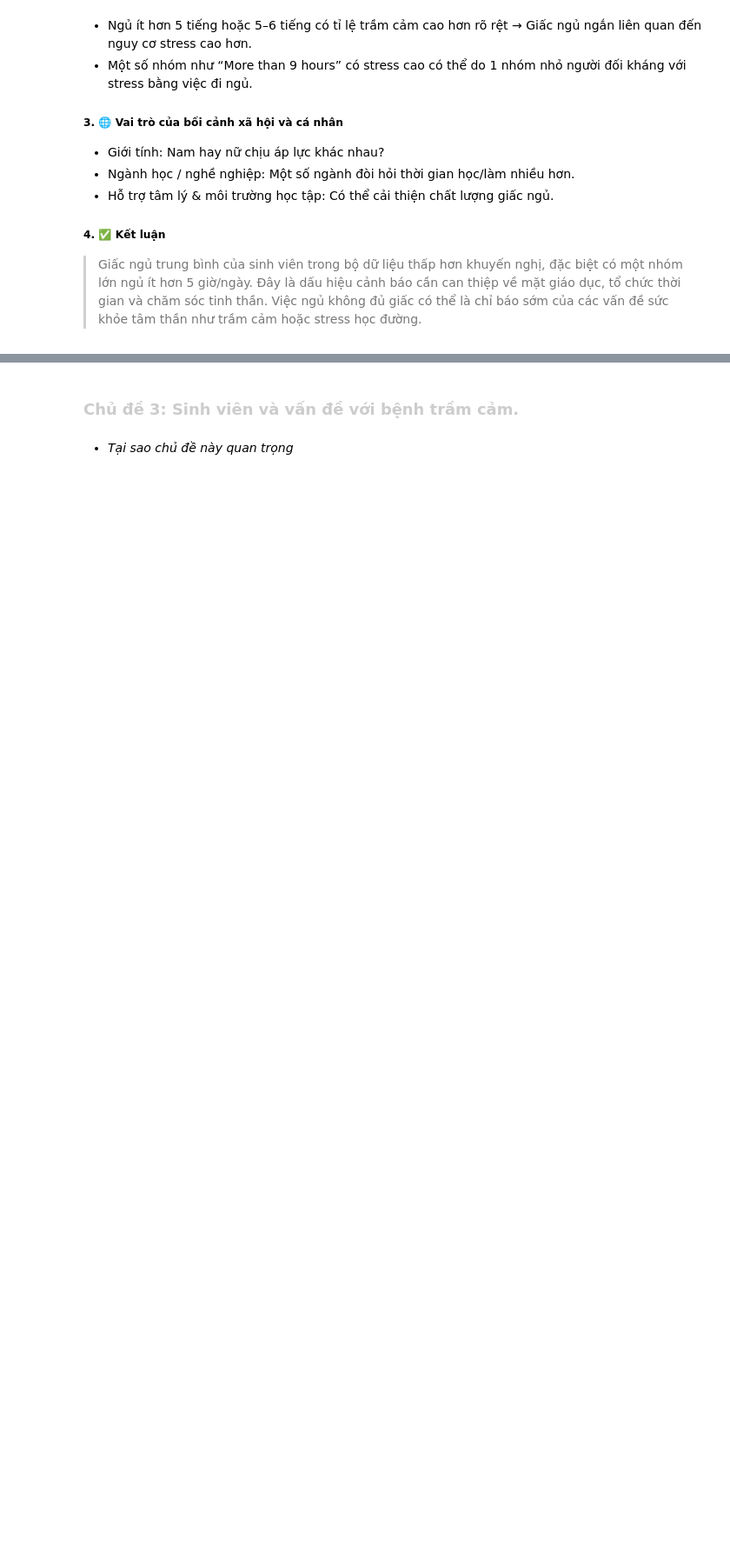
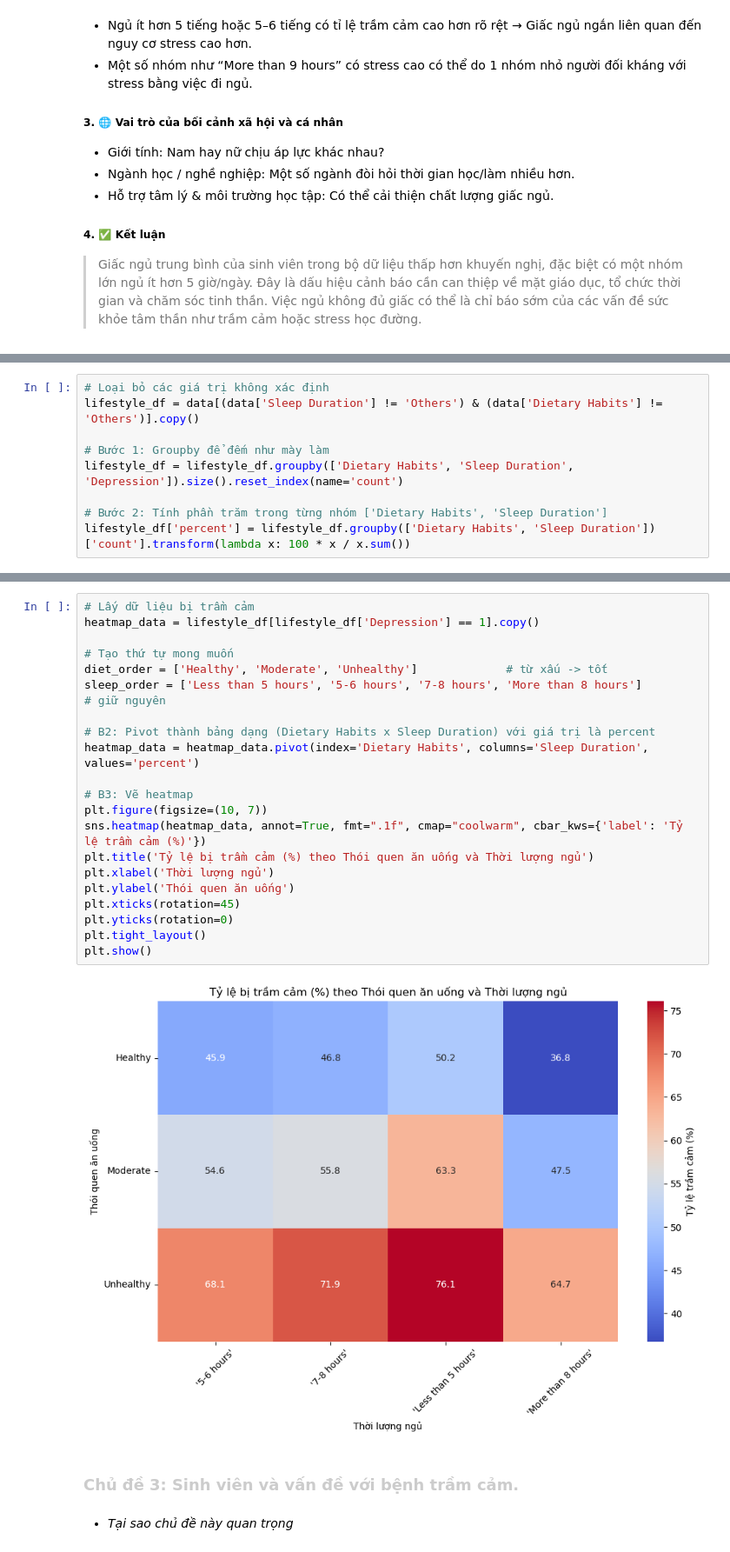
Before and after one commit to Dzivilord/Data_Insight_AI, a Jupyter notebook: src/ExploringData/Visualization_data.ipynb, the cells around one changed output, grey strips where cells are left out. Shown at 87% size. Drawn from its saved outputs; the diff is of its cells as text; blank space fills up the shorter version.

```diff
--- a/src/ExploringData/Visualization_data.ipynb
+++ b/src/ExploringData/Visualization_data.ipynb
@@ -344,0 +464,9 @@ Do đó, để giảm tỉ lệ trầm cảm trong nhóm học sinh, sinh viên,
+# %%
+# Loại bỏ các giá trị không xác định
+lifestyle_df = data[(data['Sleep Duration'] != 'Others') & (data['Dietary Habits'] != 'Others')].copy()
+
+# Bước 1: Groupby để đếm như mày làm
+lifestyle_df = lifestyle_df.groupby(['Dietary Habits', 'Sleep Duration', 'Depression']).size().reset_index(name='count')
+
+# Bước 2: Tính phần trăm trong từng nhóm ['Dietary Habits', 'Sleep Duration']
+lifestyle_df['percent'] = lifestyle_df.groupby(['Dietary Habits', 'Sleep Duration'])['count'].transform(lambda x: 100 * x / x.sum())
@@ -345,3 +491,26 @@ Do đó, để giảm tỉ lệ trầm cảm trong nhóm học sinh, sinh viên,
+# %%
+# Lấy dữ liệu bị trầm cảm
+heatmap_data = lifestyle_df[lifestyle_df['Depression'] == 1].copy()
+
+# Tạo thứ tự mong muốn
+diet_order = ['Healthy', 'Moderate', 'Unhealthy']             # từ xấu -> tốt
+sleep_order = ['Less than 5 hours', '5-6 hours', '7-8 hours', 'More than 8 hours']         # giữ nguyên
+
+# B2: Pivot thành bảng dạng (Dietary Habits x Sleep Duration) với giá trị là percent
+heatmap_data = heatmap_data.pivot(index='Dietary Habits', columns='Sleep Duration', values='percent')
+
+# B3: Vẽ heatmap
+plt.figure(figsize=(10, 7))
+sns.heatmap(heatmap_data, annot=True, fmt=".1f", cmap="coolwarm", cbar_kws={'label': 'Tỷ lệ trầm cảm (%)'})
+plt.title('Tỷ lệ bị trầm cảm (%) theo Thói quen ăn uống và Thời lượng ngủ')
+plt.xlabel('Thời lượng ngủ')
+plt.ylabel('Thói quen ăn uống')
+plt.xticks(rotation=45)
+plt.yticks(rotation=0)
+plt.tight_layout()
+plt.show()
+# %% [output]
+[figure, added]
 # %% [markdown]
 ### <span style="color:#CCCCCC; font-weight:bold;"> Chủ đề 3: Sinh viên và vấn đề với bệnh trầm cảm.</span> <a id="ii1"></a>
 # %% [markdown]
```
Also changed, not shown: parts of 15 cells of this notebook.
